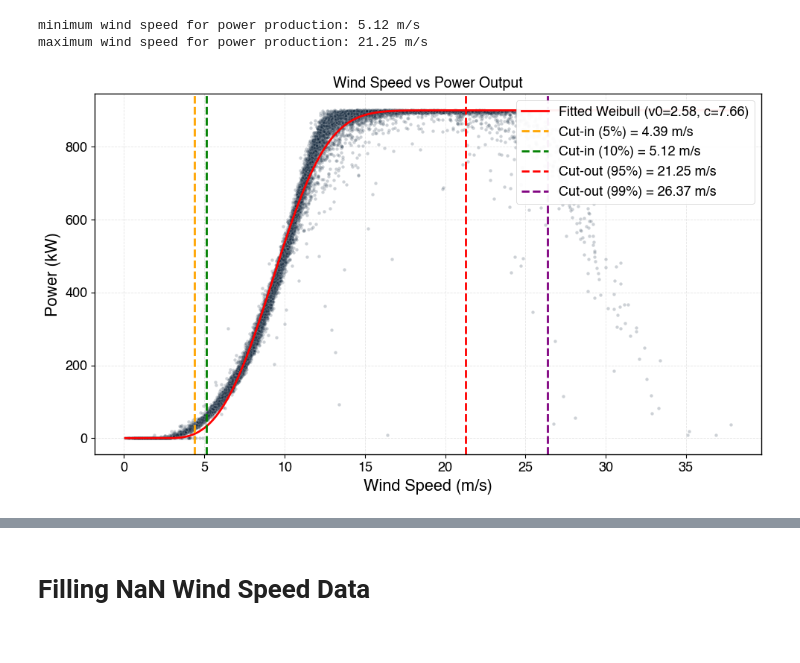
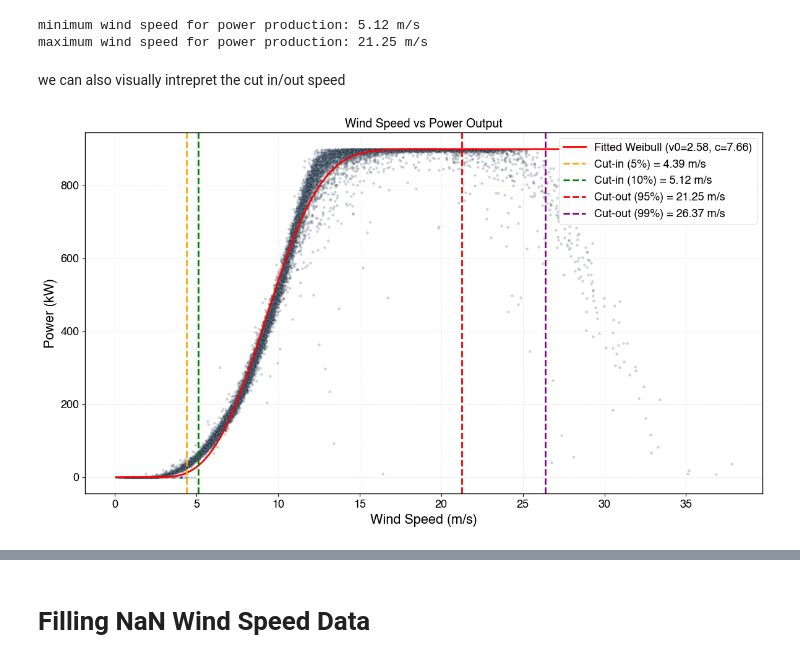
Before and after one commit to ryanabsar/AIB-Capstone-Project, a Jupyter notebook: 02_notebooks/96_Turbine_Analysis.ipynb, the cells around one changed output, grey strips where cells are left out. Saved outputs shown, nothing was run; the diff lists cells and outputs as text; code cells hidden in the pictures.

```diff
--- a/02_notebooks/96_Turbine_Analysis.ipynb
+++ b/02_notebooks/96_Turbine_Analysis.ipynb
@@ -386,35 +388,37 @@ print(f"maximum wind speed for power production: {_v_cut_out:.2f} m/s")
 # %% [output]
 minimum wind speed for power production: 5.12 m/s
 maximum wind speed for power production: 21.25 m/s
+# %% [markdown]
+we can also visually intrepret the cut in/out speed
 # %%
 # Filter out rows with missing data
 df_plot = df_model.dropna(subset=['Wind_speed_baseline', 'Power_baseline'])
 
 # Compute both quantiles for cut-in and cut-out
 cutin_05 = df_plot[df_plot['Power_baseline'] >= 10]['Wind_speed_baseline'].quantile(0.05)
 cutin_10 = df_plot[df_plot['Power_baseline'] >= 10]['Wind_speed_baseline'].quantile(0.10)
 cutout_95 = df_plot[df_plot['Power_baseline'] >= 10]['Wind_speed_baseline'].quantile(0.95)
 cutout_99 = df_plot[df_plot['Power_baseline'] >= 10]['Wind_speed_baseline'].quantile(0.99)
 
 # Create scatter plot
-plt.figure(figsize=(10, 6))
+plt.figure(figsize=(12, 7))
 sns.scatterplot(data=df_plot, x='Wind_speed_baseline', y='Power_baseline', alpha=0.2, s=10)
 plt.plot(v_sorted, predicted_sorted, color='red', label=f'Fitted Weibull (v0={v0_fit:.2f}, c={c_fit:.2f})')
 
 # Draw cut-in / cut-out lines
 plt.axvline(cutin_05, color='orange', linestyle='--', label=f'Cut-in (5%) = {cutin_05:.2f} m/s')
 plt.axvline(cutin_10, color='green', linestyle='--', label=f'Cut-in (10%) = {cutin_10:.2f} m/s')
 plt.axvline(cutout_95, color='red', linestyle='--', label=f'Cut-out (95%) = {cutout_95:.2f} m/s')
 plt.axvline(cutout_99, color='purple', linestyle='--', label=f'Cut-out (99%) = {cutout_99:.2f} m/s')
 
 # Labels and legend
 plt.title('Wind Speed vs Power Output')
 plt.xlabel('Wind Speed (m/s)')
 plt.ylabel('Power (kW)')
 plt.legend()
 plt.grid(True)
 plt.tight_layout()
 plt.show()
 # %% [output]
-[figure, old version]
+[figure, new version]
 # %% [markdown]
```
Also changed, not shown: parts of 33 cells of this notebook.
